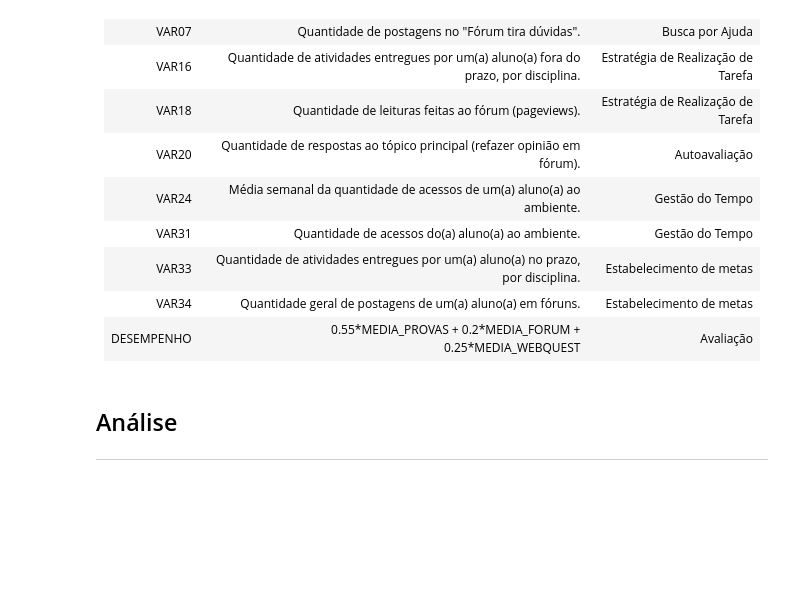
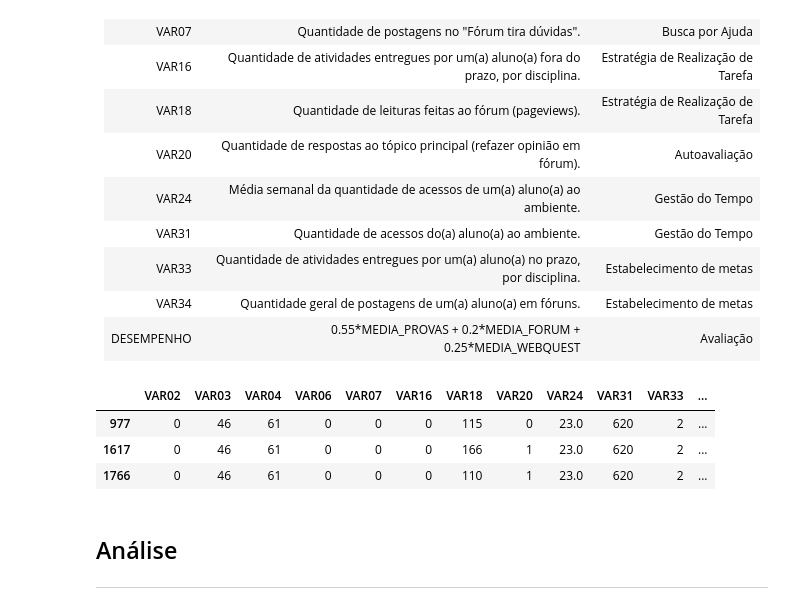
Before and after one commit to Drakmord2/EDM, a Jupyter notebook: Notebooks/Modelagem.ipynb, the cells around one changed output. Cells and saved outputs as stored; diff of their text form; code cells hidden in the pictures; blank space fills up the shorter version.

```diff
--- a/Notebooks/Modelagem.ipynb
+++ b/Notebooks/Modelagem.ipynb
@@ -163,7 +160,13 @@ df_base.head()
 # %%
 df_clean = df_base[['VAR02', 'VAR03', 'VAR04','VAR06', 'VAR07', 'VAR16','VAR18', 'VAR20',
                    'VAR24', 'VAR31', 'VAR33', 'VAR34', 'MEDIA_PROVAS', 'MEDIA_FORUM',
                    'MEDIA_WEBQUEST', 'DESEMPENHO', 'DESEMPENHO_BINARIO']]
+df_clean.head(3)
+# %% [output]
+|  | VAR02 | VAR03 | VAR04 | VAR06 | VAR07 | VAR16 | VAR18 | VAR20 | VAR24 | VAR31 | VAR33 | ... |
+| 977 | 0 | 46 | 61 | 0 | 0 | 0 | 115 | 0 | 23.0 | 620 | 2 | ... |
+| 1617 | 0 | 46 | 61 | 0 | 0 | 0 | 166 | 1 | 23.0 | 620 | 2 | ... |
+| 1766 | 0 | 46 | 61 | 0 | 0 | 0 | 110 | 1 | 23.0 | 620 | 2 | ... |
 # %% [markdown]
 ## Análise
 ----
```
Also changed, not shown: parts of 5 cells of this notebook, 4 other files.
